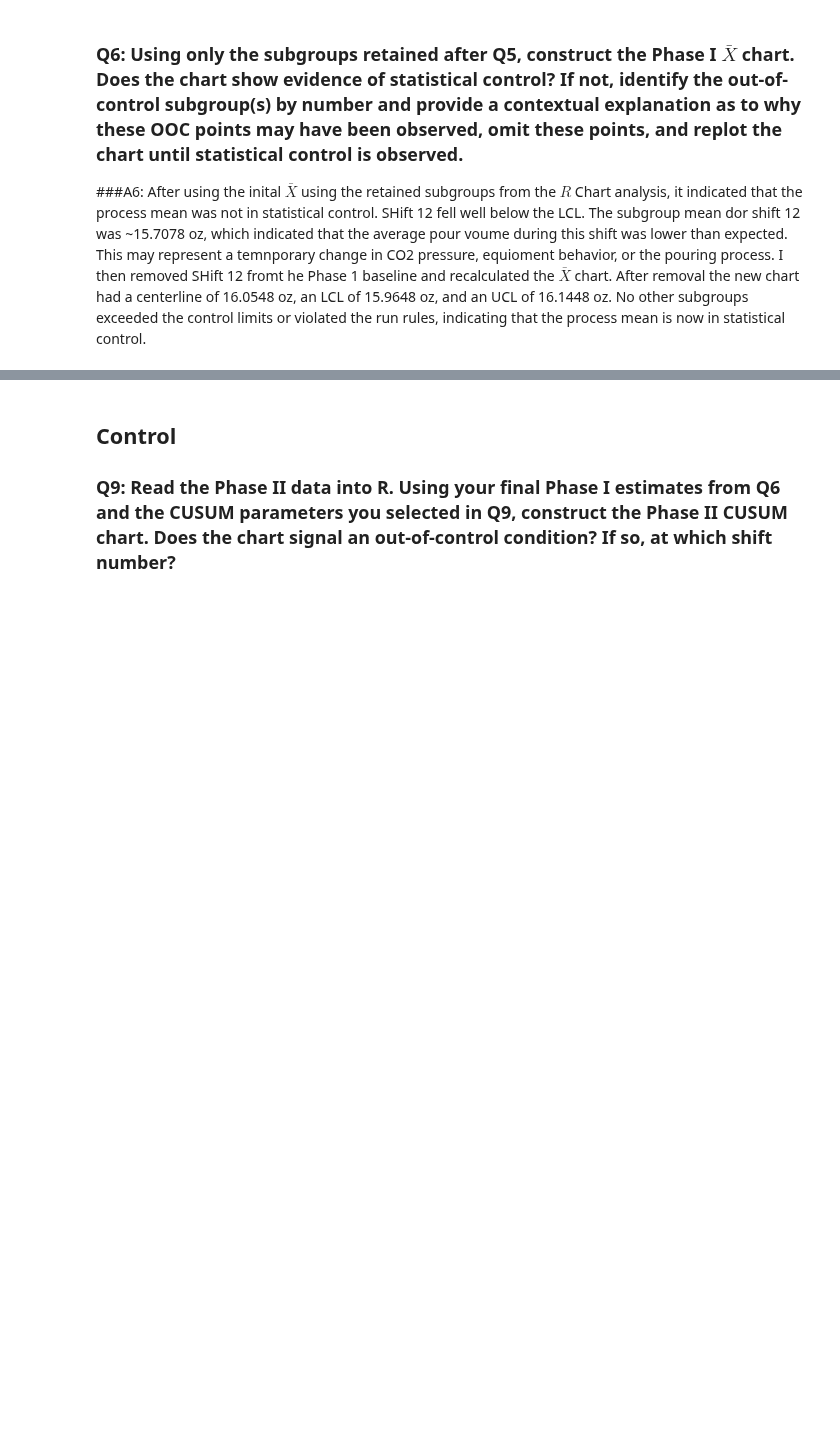
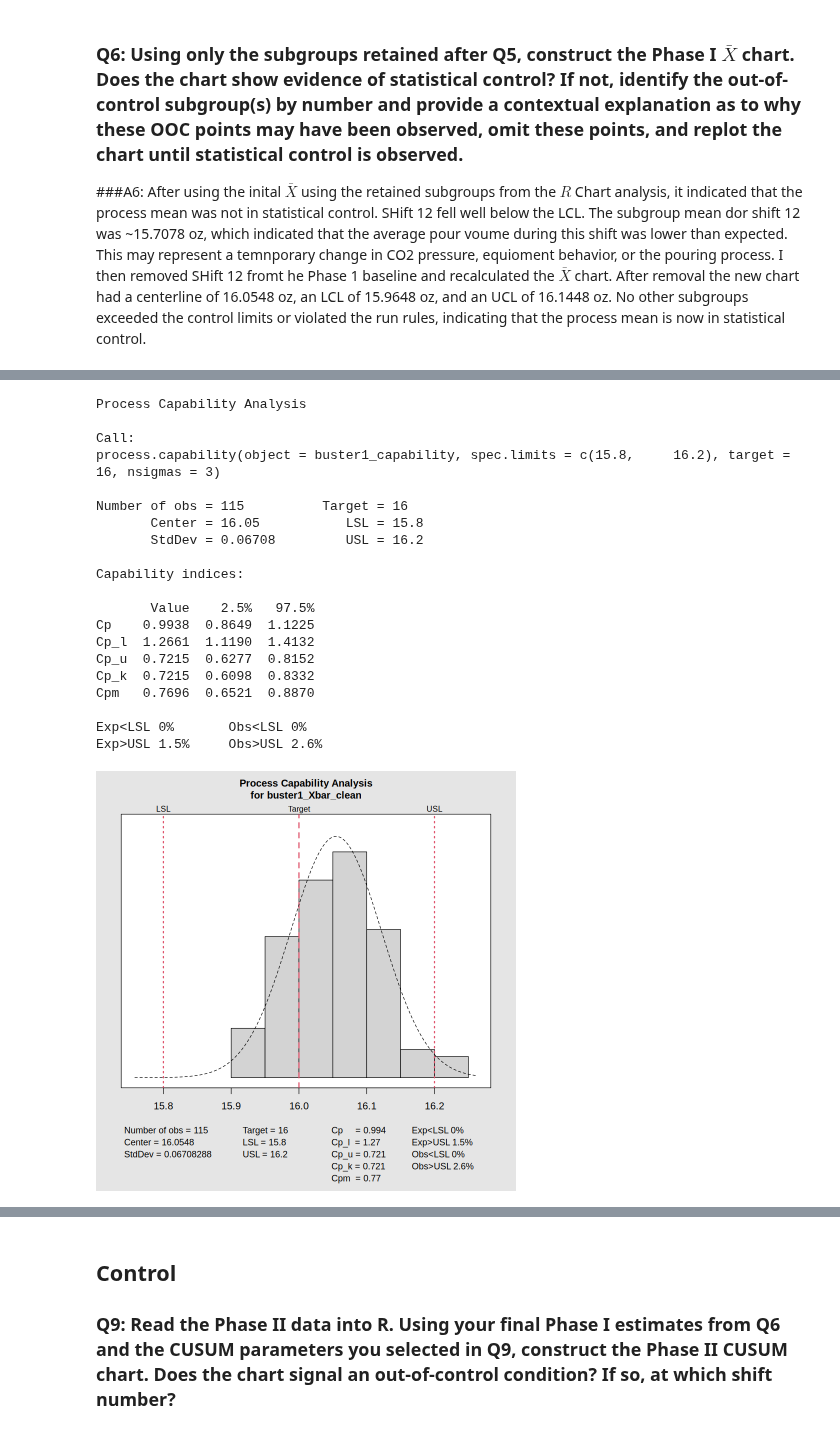
Before and after one commit to garrettspringsted/STAT-7110-Quality-Control, a Jupyter notebook: Assignments/HW2/STAT-7110-HW2.ipynb, the cells around one changed output, grey strips where cells are left out. Cells and saved outputs as stored; diff of their text form; code cells hidden in the pictures; blank space fills up the shorter version.

```diff
--- a/Assignments/HW2/STAT-7110-HW2.ipynb
+++ b/Assignments/HW2/STAT-7110-HW2.ipynb
@@ -204,5 +204,12 @@ buster1_Xbar_clean<-buster1_pours_clean[-12,]
 buster1_Xbar_final<-qcc(buster1_Xbar_clean, type="xbar")
 
 plot(buster1_Xbar_final)
+
+mu_hat_buster <-mean(rowMeans(buster1_Xbar_clean))
+
+sigma_hat_buster<-sd.xbar(buster1_Xbar_clean)
+
+mu_hat_buster
+sigma_hat_buster
 # %% [output]
 [figure]
@@ -212,2 +223,15 @@ plot(buster1_Xbar_final)
 # %%
-## Q7 Code ##
+buster1_capability<-qcc(
+  buster1_Xbar_clean,
+  type="xbar",
+  std.dev=sigma_hat_buster,
+  plot=TRUE
+)
+
+process.capability(
+  buster1_capability,
+  spec.limits = c(15.80, 16.20),
+  target = 16.00,
+  nsigmas=3
+)
+# %% [output]
@@ -214,3 +239,24 @@ plot(buster1_Xbar_final)
+Process Capability Analysis
+
+Call:
+process.capability(object = buster1_capability, spec.limits = c(15.8,     16.2), target = 16, nsigmas = 3)
+
+Number of obs = 115          Target = 16
+       Center = 16.05           LSL = 15.8
+       StdDev = 0.06708         USL = 16.2
+
+Capability indices:
+
+       Value    2.5%   97.5%
+Cp    0.9938  0.8649  1.1225
+Cp_l  1.2661  1.1190  1.4132
+Cp_u  0.7215  0.6277  0.8152
+Cp_k  0.7215  0.6098  0.8332
+Cpm   0.7696  0.6521  0.8870
+
+Exp<LSL 0%       Obs<LSL 0%
+Exp>USL 1.5%     Obs>USL 2.6%
+[figure, added]
 # %% [markdown]
 ## Improve
 
```
Also changed, not shown: parts of 4 cells of this notebook.
